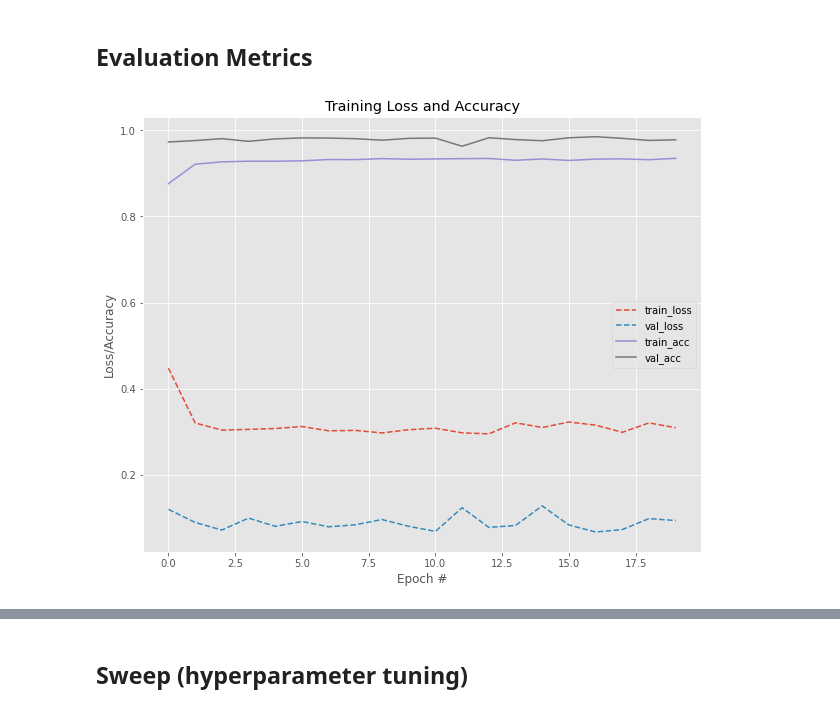
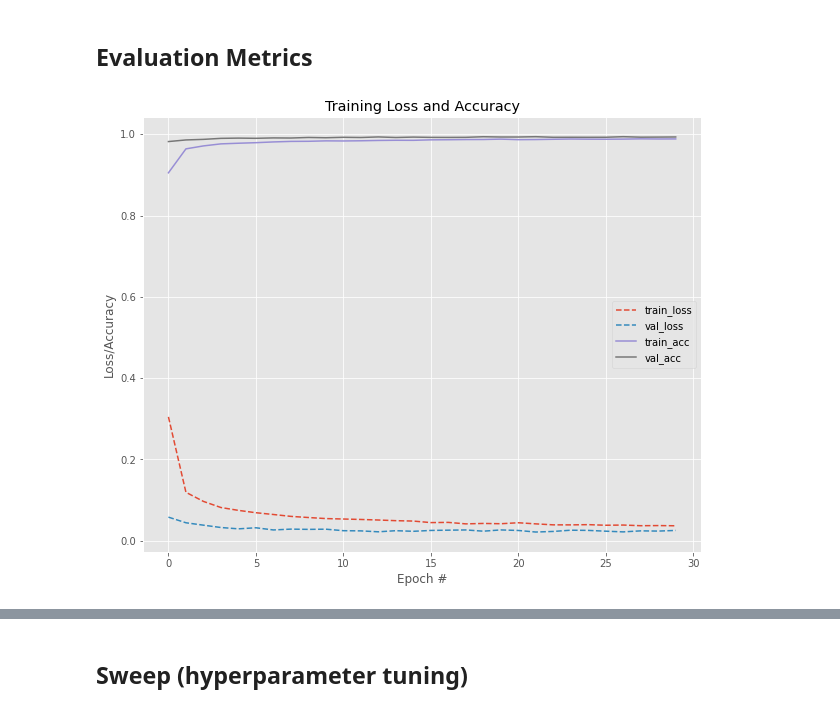
Before and after one commit to thaisaraujom/embedded_artificial_intelligence, a Jupyter notebook: projects/project_2/KakashiNet.ipynb, the cells around one changed output, grey strips where cells are left out. Drawn from its saved outputs; the diff is of its cells as text; code cells hidden in the pictures.

```diff
--- a/projects/project_2/KakashiNet.ipynb
+++ b/projects/project_2/KakashiNet.ipynb
@@ -135,9 +133,9 @@ class KakashiNet:
     # Flatten => FC => RELU => DO => FC => RELU => DO
     model.add(Flatten()) #Flatten
     model.add(Dense(120, activation='relu')) #F5
-    model.add(Dropout(0.5)) #D3
+    model.add(Dropout(0.25)) #D3
     model.add(Dense(84, activation='relu')) #F6
-    model.add(Dropout(0.5)) #D4
+    model.add(Dropout(0.25)) #D4
 
     # softmax classifier
     model.add(Dense(10, activation='softmax')) #Output layer
@@ -243,7 +241,7 @@ tracker.start()
 
 # initialize the optimizer and model
 logger.info("[INFO] compiling model...")
-opt = Adam(learning_rate=0.01)
+opt = Adam(learning_rate=0.001)
 model = KakashiNet.build(width=28, height=28, depth=1, classes=10)
 model.compile(loss="categorical_crossentropy", optimizer=opt,
               metrics=["accuracy"])
@@ -252,8 +250,8 @@ model.compile(loss="categorical_crossentropy", optimizer=opt,
 logger.info("[INFO] training network...")
 history = model.fit(train_x, train_y,
               validation_data=(test_x, test_y),
-              batch_size=32,
-              epochs=20,
+              batch_size=64,
+              epochs=30,
               verbose=0,
               callbacks=[wandb.keras.WandbCallback(save_model=False,
                                                    compute_flops=True)])
@@ -272,19 +267,19 @@ Use `tf.compat.v1.graph_util.tensor_shape_from_node_def_name`
 # %%
 # plot the training loss and accuracy
 plt.style.use("ggplot")
 fig, ax = plt.subplots(1,1,figsize=(10,8))
 
-ax.plot(np.arange(0, 20), history.history["loss"], label="train_loss",linestyle='--')
-ax.plot(np.arange(0, 20), history.history["val_loss"], label="val_loss",linestyle='--')
-ax.plot(np.arange(0, 20), history.history["accuracy"], label="train_acc")
-ax.plot(np.arange(0, 20), history.history["val_accuracy"], label="val_acc")
+ax.plot(np.arange(0, 30), history.history["loss"], label="train_loss",linestyle='--')
+ax.plot(np.arange(0, 30), history.history["val_loss"], label="val_loss",linestyle='--')
+ax.plot(np.arange(0, 30), history.history["accuracy"], label="train_acc")
+ax.plot(np.arange(0, 30), history.history["val_accuracy"], label="val_acc")
 ax.set_title("Training Loss and Accuracy")
 ax.set_xlabel("Epoch #")
 ax.set_ylabel("Loss/Accuracy")
 ax.legend()
 plt.show()
 # %% [output]
-[figure, old version]
+[figure, new version]
 # %%
 print("[INFO] {} kWh of electricity used since the begining".format(tracker.final_emissions_data.energy_consumed))
 print("[INFO] Energy consumed for RAM: {} kWh".format(tracker.final_emissions_data.ram_energy))
```
Also changed, not shown: parts of 15 cells of this notebook.
